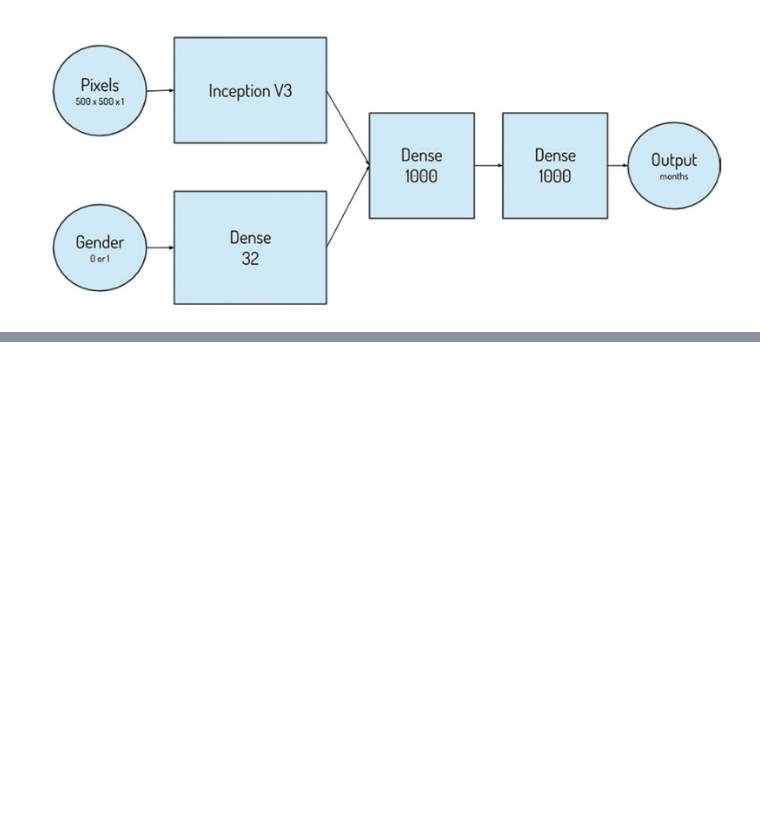
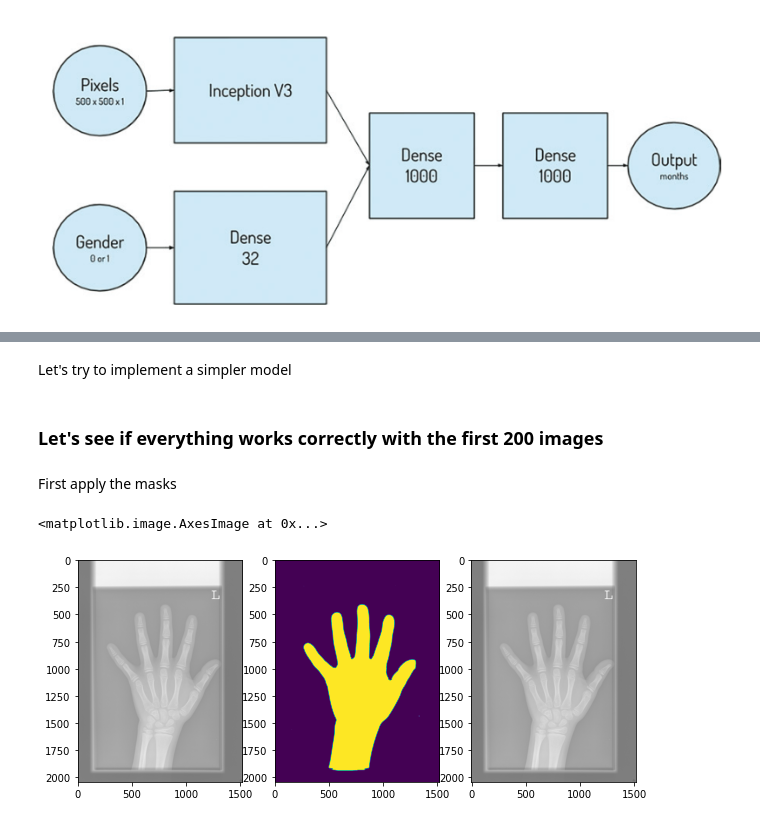
Before and after one commit to tommilotta/BoneAgePrediction, a Jupyter notebook: regression_model.ipynb, the cells around one changed output, grey strips where cells are left out. Cells and saved outputs as stored; diff of their text form; code cells hidden in the pictures; blank space fills up the shorter version.

```diff
--- a/regression_model.ipynb
+++ b/regression_model.ipynb
@@ -379,0 +332,19 @@ inc4.summary()
+# %% [markdown]
+Let's try to implement a simpler model
+# %% [markdown]
+### Let's see if everything works correctly with the first 200 images
+# %% [markdown]
+First apply the masks
+# %%
+a = cv2.imread(train_df.loc[2, 'image'])
+b = cv2.imread(path + masks_path + '1379.png', 0)
+# plt.imshow(cv2.bitwise_and(a, a, mask = b))
+
+fig, ax = plt.subplots(1,3, figsize=(10, 7))
+ax[0].imshow(a)
+ax[1].imshow(b)
+ax[2].imshow(cv2.bitwise_and(a, a, mask=b))
+# WHY IS NOT WORKING ????
+# %% [output]
+<matplotlib.image.AxesImage at 0x...>
+[figure, added]
```
Also changed, not shown: parts of 36 cells of this notebook.
